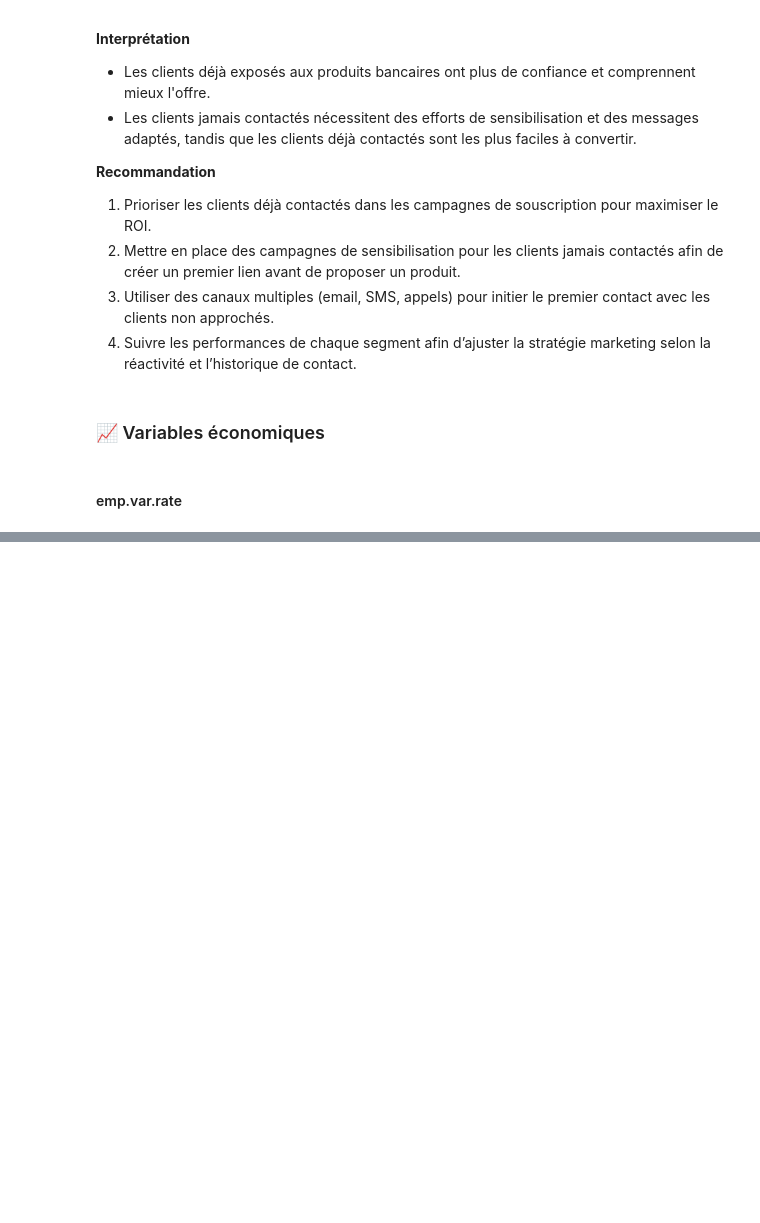
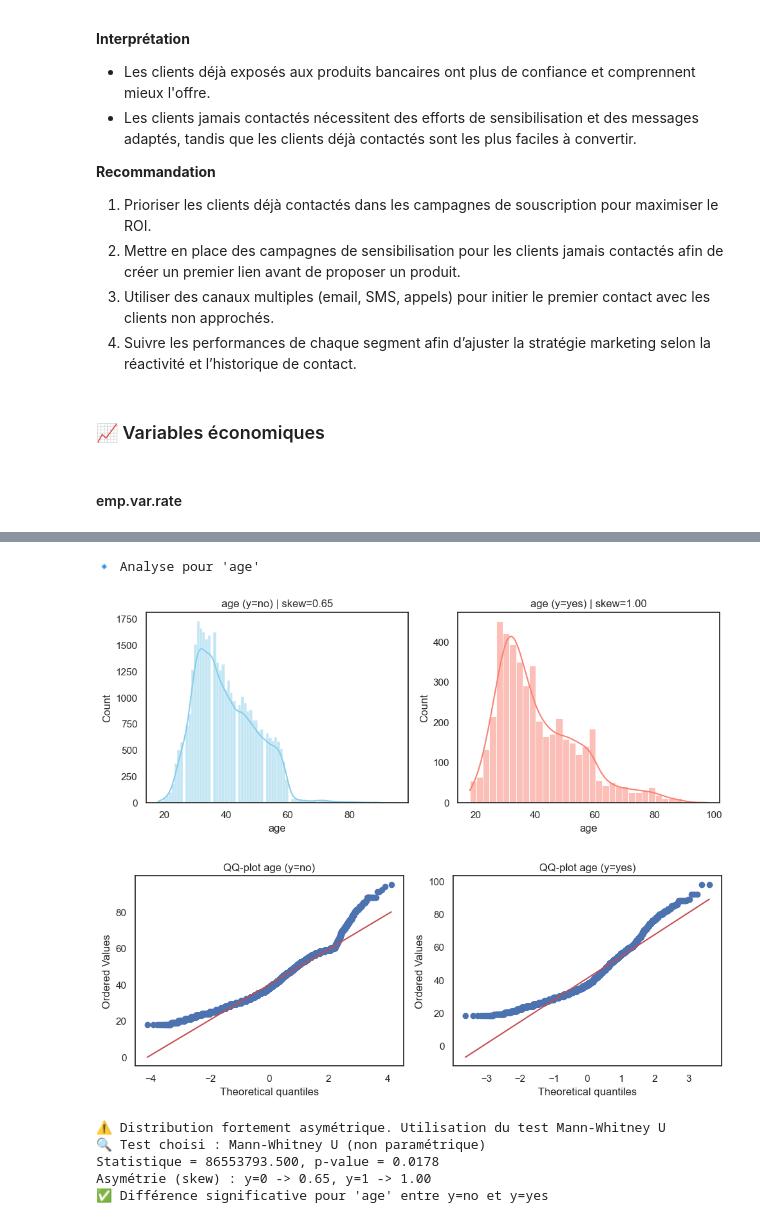
Before and after one commit to komiadok/termdepositforecast, a Jupyter notebook: notebook/eda.ipynb, the cells around one changed output, grey strips where cells are left out. Saved outputs shown, nothing was run; the diff lists cells and outputs as text; code cells hidden in the pictures; blank space fills up the shorter version.

```diff
--- a/notebook/eda.ipynb
+++ b/notebook/eda.ipynb
@@ -773,0 +1860,11 @@ plt.show()
+# %%
+mean_difference_test(cleaned_data, columns='age')
+# %% [output]
+🔹 Analyse pour 'age'
+[figure, added]
+[figure, added]
+⚠️ Distribution fortement asymétrique. Utilisation du test Mann-Whitney U
+🔍 Test choisi : Mann-Whitney U (non paramétrique)
+Statistique = 86553793.500, p-value = 0.0178
+Asymétrie (skew) : y=0 -> 0.65, y=1 -> 1.00
+✅ Différence significative pour 'age' entre y=no et y=yes
```
Also changed, not shown: parts of 135 cells of this notebook.
